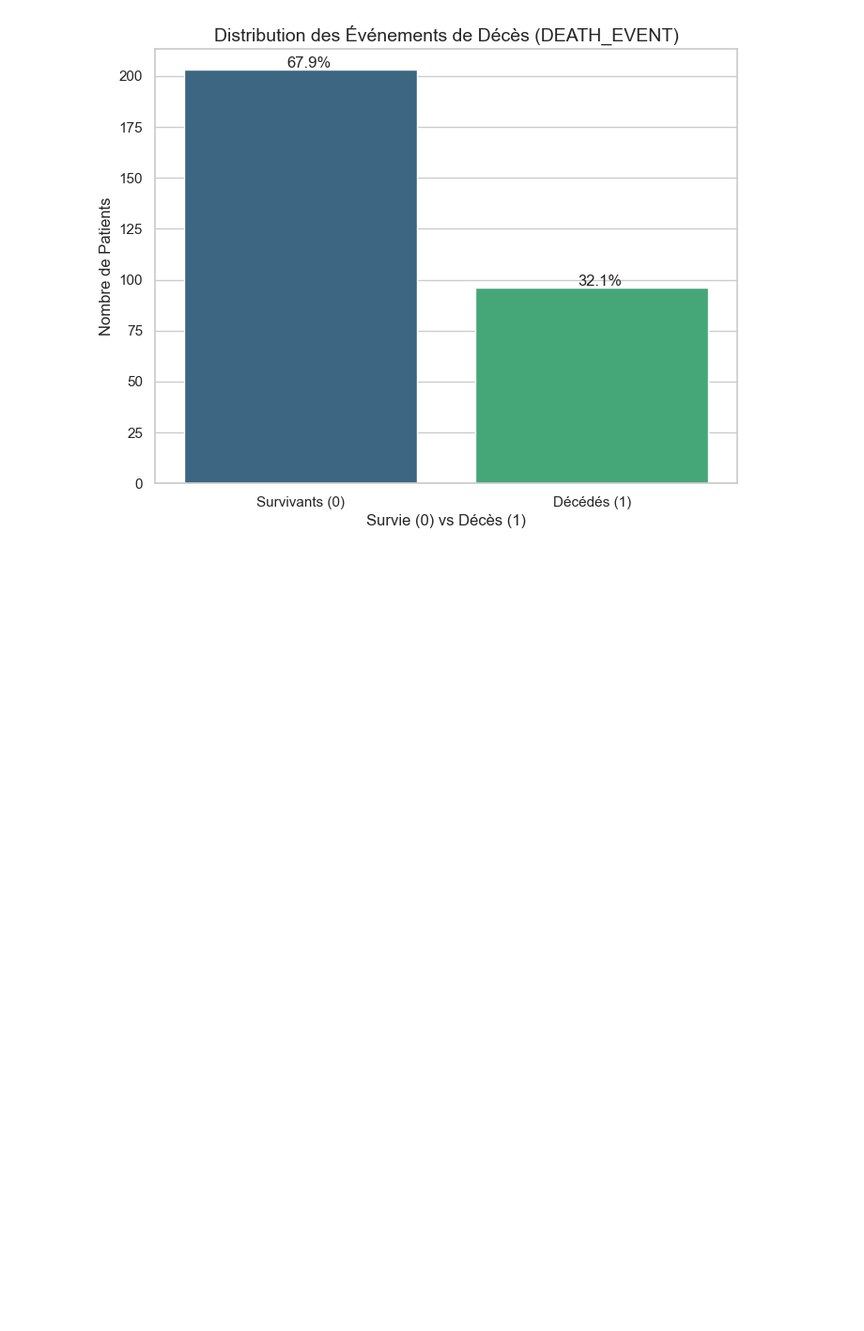
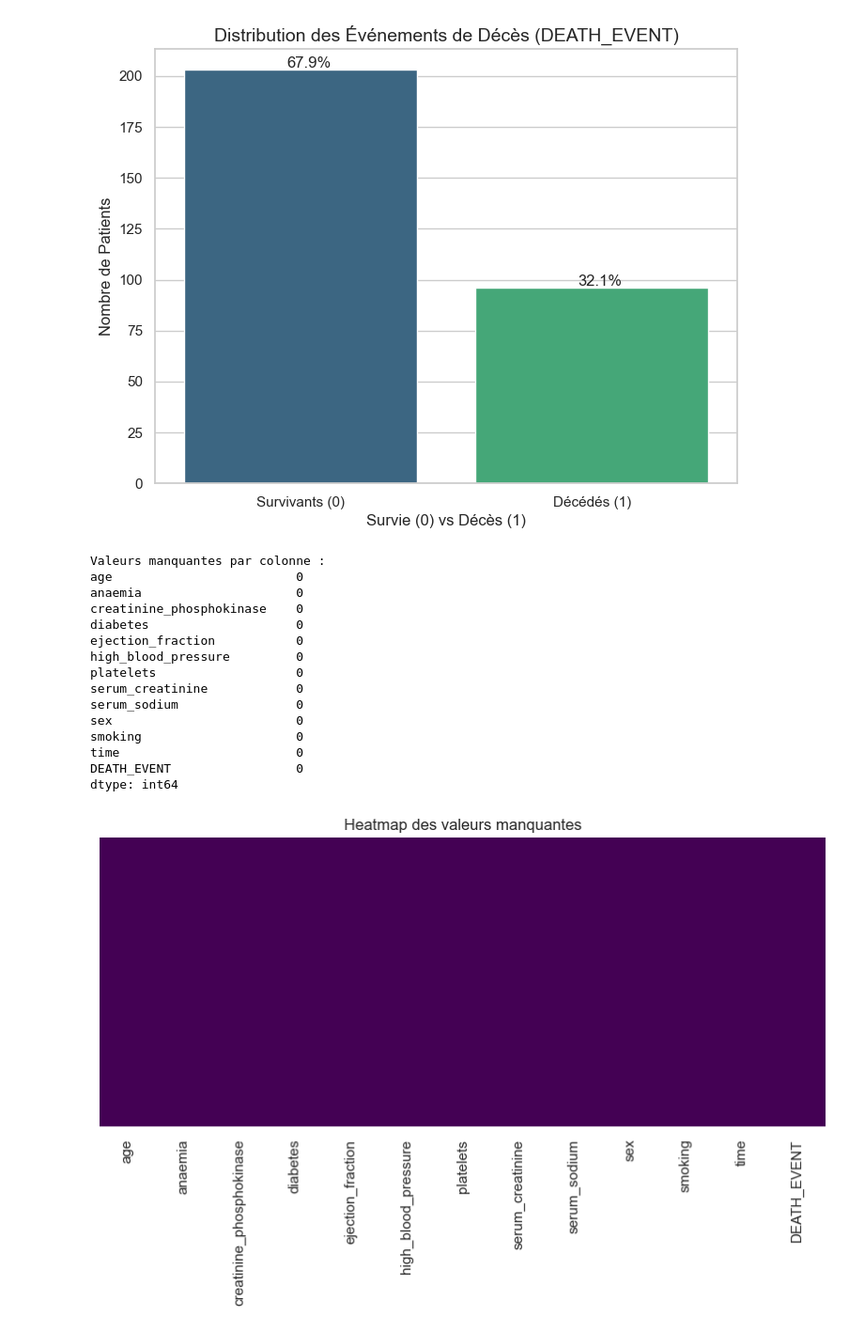
Before and after one commit to SummertimeHeatwaves/groupe1-project1-HeartFailurePrediction, a Jupyter notebook: notebooks/eda.ipynb, the cells around one changed output. Shown at 94% size. Drawn from its saved outputs; the diff is of its cells as text; code cells hidden in the pictures; blank space fills up the shorter version.

```diff
--- a/notebooks/eda.ipynb
+++ b/notebooks/eda.ipynb
@@ -47,3 +48,31 @@ plt.xticks(ticks=[0, 1], labels=['Survivants (0)', 'Décédés (1)'])
 plt.show()
 # %% [output]
 [figure]
+# %%
+# Observation des valeurs manquantes
+# Vérification textuelle
+print("Valeurs manquantes par colonne :")
+print(df.isnull().sum())
+
+# Visualisation (si le graphique est vide/uni, c'est qu'il n'y a pas de trous)
+plt.figure(figsize=(10, 4))
+sns.heatmap(df.isnull(), yticklabels=False, cbar=False, cmap='viridis')
+plt.title("Heatmap des valeurs manquantes")
+plt.show()
+# %% [output]
+Valeurs manquantes par colonne :
+age                         0
+anaemia                     0
+creatinine_phosphokinase    0
+diabetes                    0
+ejection_fraction           0
+high_blood_pressure         0
+platelets                   0
+serum_creatinine            0
+serum_sodium                0
+sex                         0
+smoking                     0
+time                        0
+DEATH_EVENT                 0
+dtype: int64
+[figure, added]
```
Also changed, not shown: parts of 4 cells of this notebook, 8 other files.
